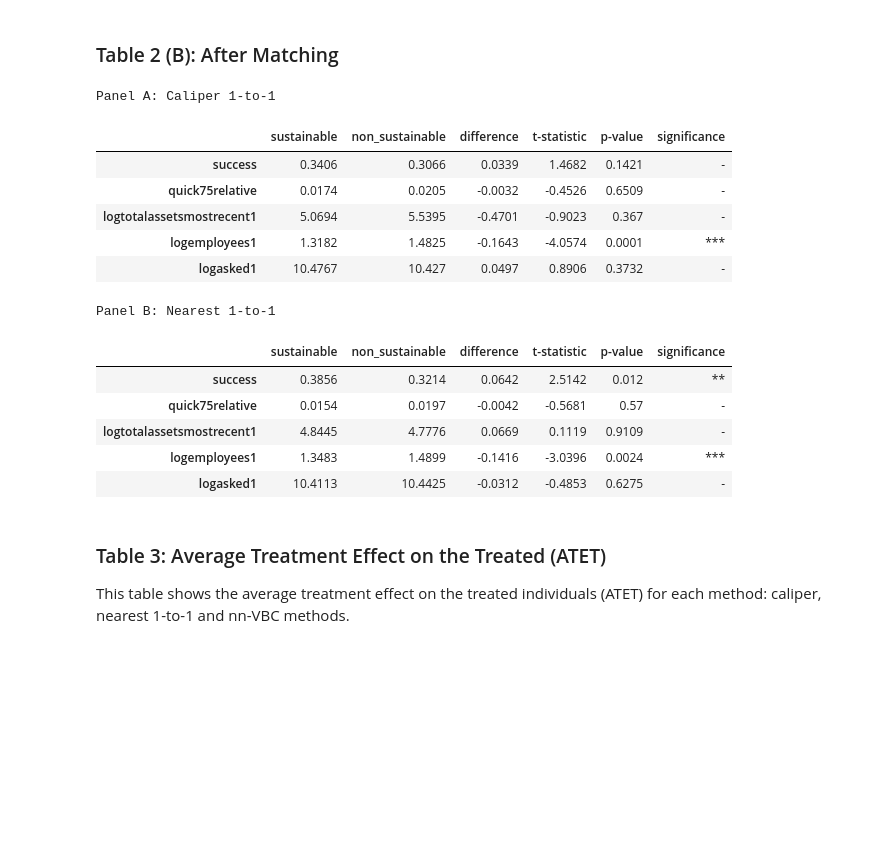
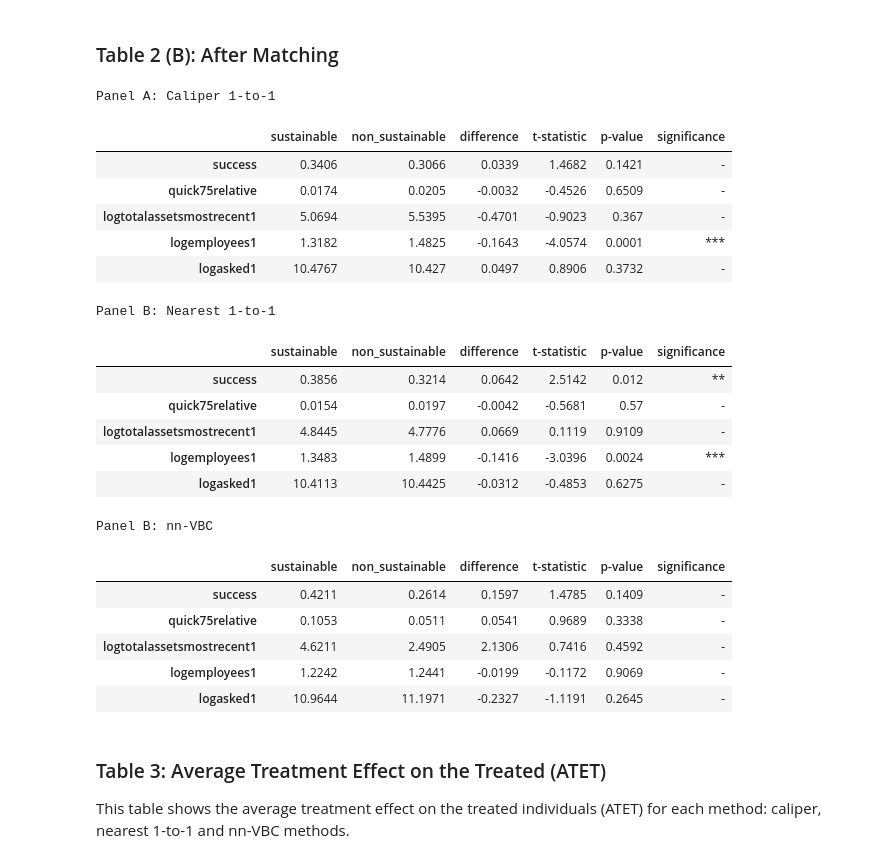
Before and after one commit to alvarorezola/MendozaEtAl2023-VC, a Jupyter notebook: script.ipynb, the cells around one changed output. Cells and saved outputs as stored; diff of their text form; code cells hidden in the pictures; blank space fills up the shorter version.

Commit message:
Finished nn-VBC matching

```diff
--- a/script.ipynb
+++ b/script.ipynb
@@ -423,11 +468,20 @@ caliper_df_matched = df.iloc[caliper_matched]
 nearest_matched, nearest_unmatched = nearest_match(df[["sustainable", "logtotalassetsmostrecent1", "logemployees1", "logasked1", "ps_logit"]], "sustainable")
 nearest_df_matched = df.iloc[nearest_matched]
 
+# Nearest 1-to-1 method
+nn_VBC_matched, nn_VBC_unmatched = nn_VBC_matching(df[["sustainable", "logtotalassetsmostrecent1", "logemployees1", "logasked1", "ps_logit"]],
+                                                   ["logtotalassetsmostrecent1", "logemployees1", "logasked1"],
+                                                   "sustainable")
+nn_VBC_df_matched = df.iloc[nn_VBC_matched]
+
+
 # mean of each variable in the treatment & control group
 treatment_means_caliper = caliper_df_matched[caliper_df_matched["sustainable"] == 1]
 control_means_caliper = caliper_df_matched[caliper_df_matched["sustainable"] == 0]
 treatment_means_nearest = nearest_df_matched[nearest_df_matched["sustainable"] == 1]
 control_means_nearest = nearest_df_matched[nearest_df_matched["sustainable"] == 0]
+treatment_means_nn_VBC = nn_VBC_df_matched[nn_VBC_df_matched["sustainable"] == 1]
+control_means_nn_VBC = nn_VBC_df_matched[nn_VBC_df_matched["sustainable"] == 0]
 
 data_caliper = {
     "success": (treatment_means_caliper["exito"], control_means_caliper["exito"]),
@@ -445,8 +499,17 @@ data_nearest = {
     "logasked1": (treatment_means_nearest["logasked1"], control_means_nearest["logasked1"])
 }
 
+data_nn_VBC = {
+    "success": (treatment_means_nn_VBC["exito"], control_means_nn_VBC["exito"]),
+    "quick75relative": (treatment_means_nn_VBC["quick75relative"], control_means_nn_VBC["quick75relative"]),
+    "logtotalassetsmostrecent1": (treatment_means_nn_VBC["logtotalassetsmostrecent1"], control_means_nn_VBC["logtotalassetsmostrecent1"]),
+    "logemployees1": (treatment_means_nn_VBC["logemployees1"], control_means_nn_VBC["logemployees1"]),
+    "logasked1": (treatment_means_nn_VBC["logasked1"], control_means_nn_VBC["logasked1"])
+}
+
 results_caliper = {}
 results_nearest = {}
+results_nn_VBC = {}
 
 for key in data_caliper:
     group1_caliper = data_caliper[key][0].round(4)
@@ -455,11 +518,17 @@ for key in data_caliper:
     group1_nearest = data_nearest[key][0].round(4)
     group2_nearest = data_nearest[key][1].round(4)
 
+    group1_nn_VBC = data_nn_VBC[key][0].round(4)
+    group2_nn_VBC = data_nn_VBC[key][1].round(4)
+
     # calculate t-statistic for Caliper method
     t_statistic_caliper, p_value_caliper = stats.ttest_ind(group1_caliper, group2_caliper, nan_policy="omit")
 
     # calculate t-statistic for nearest method
     t_statistic_nearest, p_value_nearest = stats.ttest_ind(group1_nearest, group2_nearest, nan_policy="omit")
+
+    # calculate t-statistic for nearest method
+    t_statistic_nn_VBC, p_value_nn_VBC = stats.ttest_ind(group1_nn_VBC, group2_nn_VBC, nan_policy="omit")
 
     # Indicate statistical significance at different levels
     if p_value_caliper < 0.01:
@@ -481,6 +550,16 @@ for key in data_caliper:
     else:
         significance_nearest = "-"
 
+    # Indicate statistical significance at different levels
+    if p_value_nn_VBC < 0.01:
+        significance_nn_VBC = "***"
+    elif p_value_nn_VBC < 0.05:
+        significance_nn_VBC = "**"
+    elif p_value_nn_VBC < 0.10:
+        significance__nn_VBC = "*"
+    else:
+        significance_nn_VBC = "-"
+
     # calculate mean of each variable
     mean_group1_caliper = np.mean(group1_caliper)
     mean_group2_caliper = np.mean(group2_caliper)
@@ -488,6 +567,10 @@ for key in data_caliper:
     # calculate mean of each variable
     mean_group1_nearest = np.mean(group1_nearest)
     mean_group2_nearest = np.mean(group2_nearest)
+
+    # calculate mean of each variable
+    mean_group1_nn_VBC = np.mean(group1_nn_VBC)
+    mean_group2_nn_VBC = np.mean(group2_nn_VBC)
 
     results_caliper[key]={'sustainable':mean_group1_caliper.round(4),
                           'non_sustainable':mean_group2_caliper.round(4),
@@ -495,33 +578,50 @@ for key in data_caliper:
                           't-statistic':t_statistic_caliper.round(4),
                           'p-value':p_value_caliper.round(4),
                           'significance':significance_caliper}
 
     results_nearest[key]={'sustainable':mean_group1_nearest.round(4),
                           'non_sustainable':mean_group2_nearest.round(4),
                           "difference" :(mean_group1_nearest - mean_group2_nearest).round(4),
                           't-statistic':t_statistic_nearest.round(4),
                           'p-value':p_value_nearest.round(4),
                           'significance':significance_nearest}
+
+    results_nn_VBC[key]={'sustainable':mean_group1_nn_VBC.round(4),
+                          'non_sustainable':mean_group2_nn_VBC.round(4),
+                          "difference" :(mean_group1_nn_VBC - mean_group2_nn_VBC).round(4),
+                          't-statistic':t_statistic_nn_VBC.round(4),
+                          'p-value':p_value_nn_VBC.round(4),
+                          'significance':significance_nn_VBC}
+
 # Display results
 print("Panel A: Caliper 1-to-1")
 display(pd.DataFrame(results_caliper).T)
 print("Panel B: Nearest 1-to-1")
 display(pd.DataFrame(results_nearest).T)
+print("Panel B: nn-VBC")
+display(pd.DataFrame(results_nn_VBC).T)
 # %% [output]
 Panel A: Caliper 1-to-1
 |  | sustainable | non_sustainable | difference | t-statistic | p-value | significance |
 | success | 0.3406 | 0.3066 | 0.0339 | 1.4682 | 0.1421 | - |
 | quick75relative | 0.0174 | 0.0205 | -0.0032 | -0.4526 | 0.6509 | - |
 | logtotalassetsmostrecent1 | 5.0694 | 5.5395 | -0.4701 | -0.9023 | 0.367 | - |
 | logemployees1 | 1.3182 | 1.4825 | -0.1643 | -4.0574 | 0.0001 | *** |
 | logasked1 | 10.4767 | 10.427 | 0.0497 | 0.8906 | 0.3732 | - |
 Panel B: Nearest 1-to-1
 |  | sustainable | non_sustainable | difference | t-statistic | p-value | significance |
 | success | 0.3856 | 0.3214 | 0.0642 | 2.5142 | 0.012 | ** |
 | quick75relative | 0.0154 | 0.0197 | -0.0042 | -0.5681 | 0.57 | - |
 | logtotalassetsmostrecent1 | 4.8445 | 4.7776 | 0.0669 | 0.1119 | 0.9109 | - |
 | logemployees1 | 1.3483 | 1.4899 | -0.1416 | -3.0396 | 0.0024 | *** |
 | logasked1 | 10.4113 | 10.4425 | -0.0312 | -0.4853 | 0.6275 | - |
+Panel B: nn-VBC
+|  | sustainable | non_sustainable | difference | t-statistic | p-value | significance |
+| success | 0.4211 | 0.2614 | 0.1597 | 1.4785 | 0.1409 | - |
+| quick75relative | 0.1053 | 0.0511 | 0.0541 | 0.9689 | 0.3338 | - |
+| logtotalassetsmostrecent1 | 4.6211 | 2.4905 | 2.1306 | 0.7416 | 0.4592 | - |
+| logemployees1 | 1.2242 | 1.2441 | -0.0199 | -0.1172 | 0.9069 | - |
+| logasked1 | 10.9644 | 11.1971 | -0.2327 | -1.1191 | 0.2645 | - |
 # %% [markdown]
 ### Table 3: Average Treatment Effect on the Treated (ATET)
 This table shows the average treatment effect on the treated individuals (ATET) for each method: caliper, nearest 1-to-1 and nn-VBC methods.
```
Also changed, not shown: parts of 3 cells of this notebook.
